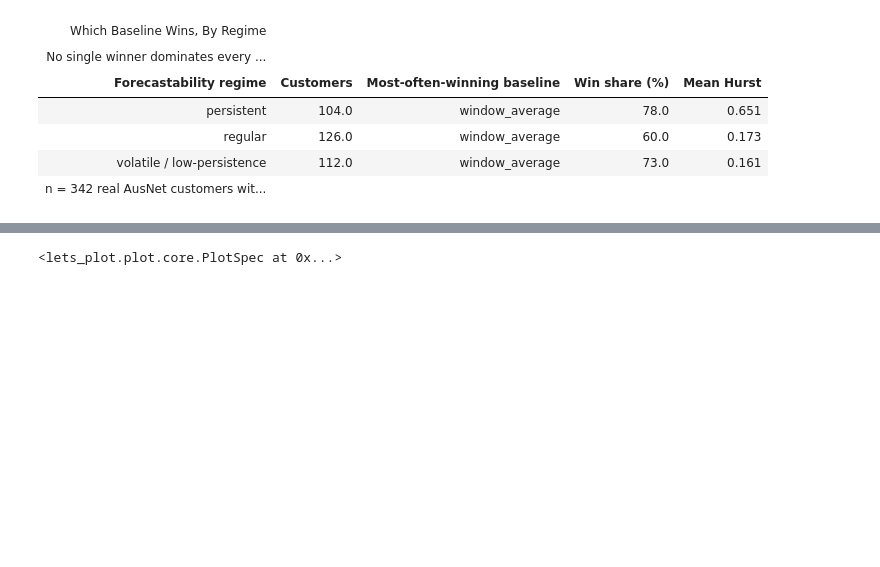
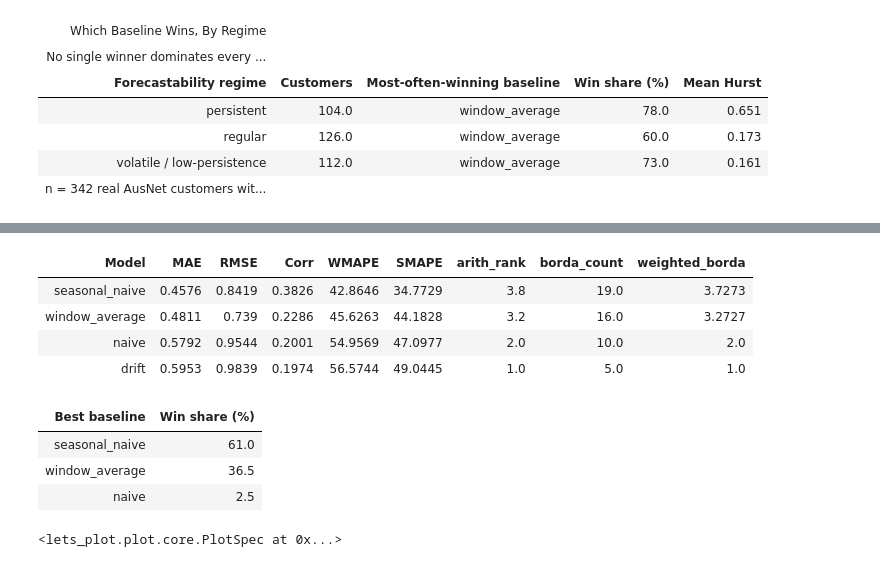
Before and after one commit to sambaiga/ml-energy-disaggregation, a Jupyter notebook: book/05-forecasting/01-forecastability-code.ipynb, the cells around one changed output, grey strips where cells are left out. Saved outputs shown, nothing was run; the diff lists cells and outputs as text; code cells hidden in the pictures; blank space fills up the shorter version.

```diff
--- a/book/05-forecasting/01-forecastability-code.ipynb
+++ b/book/05-forecasting/01-forecastability-code.ipynb
@@ -1156,3 +1156,25 @@ themed_gt(
 | regular | 126.0 | window_average | 60.0 | 0.173 |
 | volatile / low-persistence | 112.0 | window_average | 73.0 | 0.161 |
 | n = 342 real AusNet customers wit... |  |  |  |  |
+# %%
+NREL_DIR = Path("../../resources/nrel-buildstock/data")
+
+nrel_meta = pd.read_csv(NREL_DIR / "metadata.csv")
+nrel_ts = pd.read_parquet(NREL_DIR / "load_timeseries_30min.parquet")
+nrel_ts["building_key"] = nrel_ts["dataset"] + "_" + nrel_ts["bldg_id"].astype(str) + "_" + nrel_ts["state"]
+nrel_ts["kw"] = nrel_ts["load_kwh"] * 2.0
+
+# ResStock only: real US single- and multi-family homes, the same broad
+# category as AusNet's own residential customers, not ComStock's genuinely
+# different-scale commercial buildings.
+res_ts = nrel_ts[nrel_ts["dataset"] == "resstock"].sort_values(["building_key", "timestamp"])
+
+series_by_building = {}
+for key, grp in res_ts.groupby("building_key"):
+    arr = grp["kw"].to_numpy()
+    if len(arr) >= len(series_all[0]):
+        series_by_building[key] = arr[: len(series_all[0])]
+
+nrel_keys = list(series_by_building.keys())
+series_all_nrel = np.stack([series_by_building[k] for k in nrel_keys])
+print(f"{len(nrel_keys)} real NREL ResStock buildings with a full real year, shape {series_all_nrel.shape}")
@@ -1159,3 +1205,44 @@ themed_gt(
+# %%
+nrel_metric_rows = []
+for key in nrel_keys:
+    x, y = baseline_windows(series_by_building[key])
+    actual = y.reshape(-1)
+    for name, model in baseline_models.items():
+        preds = model.predict(x).reshape(-1)
+        row = get_pointwise_metrics(actual, preds, metric_names=METRIC_NAMES)
+        row["Model"] = name
+        nrel_metric_rows.append(row)
+
+nrel_metrics_all = pd.concat(nrel_metric_rows, ignore_index=True)
+nrel_res = nrel_metrics_all.groupby("Model", sort=False)[METRIC_NAMES].mean()
+nrel_res.columns = ["MAE", "RMSE", "Corr", "WMAPE", "SMAPE"]
+themed_gt(rank_models(nrel_res).rename_axis("Model").reset_index().round(4))
+# %% [output]
+| Model | MAE | RMSE | Corr | WMAPE | SMAPE | arith_rank | borda_count | weighted_borda |
+| seasonal_naive | 0.4576 | 0.8419 | 0.3826 | 42.8646 | 34.7729 | 3.8 | 19.0 | 3.7273 |
+| window_average | 0.4811 | 0.739 | 0.2286 | 45.6263 | 44.1828 | 3.2 | 16.0 | 3.2727 |
+| naive | 0.5792 | 0.9544 | 0.2001 | 54.9569 | 47.0977 | 2.0 | 10.0 | 2.0 |
+| drift | 0.5953 | 0.9839 | 0.1974 | 56.5744 | 49.0445 | 1.0 | 5.0 | 1.0 |
+# %%
+nrel_win_rows = []
+for key in nrel_keys:
+    x, y = baseline_windows(series_by_building[key])
+    actual = y.reshape(-1)
+    maes = {
+        name: float(np.mean(np.abs(model.predict(x).reshape(-1) - actual))) for name, model in baseline_models.items()
+    }
+    nrel_win_rows.append({"building_id": key, "best_baseline": min(maes, key=maes.get)})
+
+nrel_win_tally = (
+    pd.DataFrame(nrel_win_rows)["best_baseline"].value_counts(normalize=True).mul(100).round(1).reset_index()
+)
+nrel_win_tally.columns = ["Best baseline", "Win share (%)"]
+themed_gt(nrel_win_tally)
+# %% [output]
+| Best baseline | Win share (%) |
+| seasonal_naive | 61.0 |
+| window_average | 36.5 |
+| naive | 2.5 |
 # %%
 regime_baseline_counts = decision.groupby(["regime", "best_baseline"]).size().rename("customers").reset_index()
 regime_baseline_counts["share"] = (
```
Also changed, not shown: parts of 3 cells of this notebook, 8 other files.
